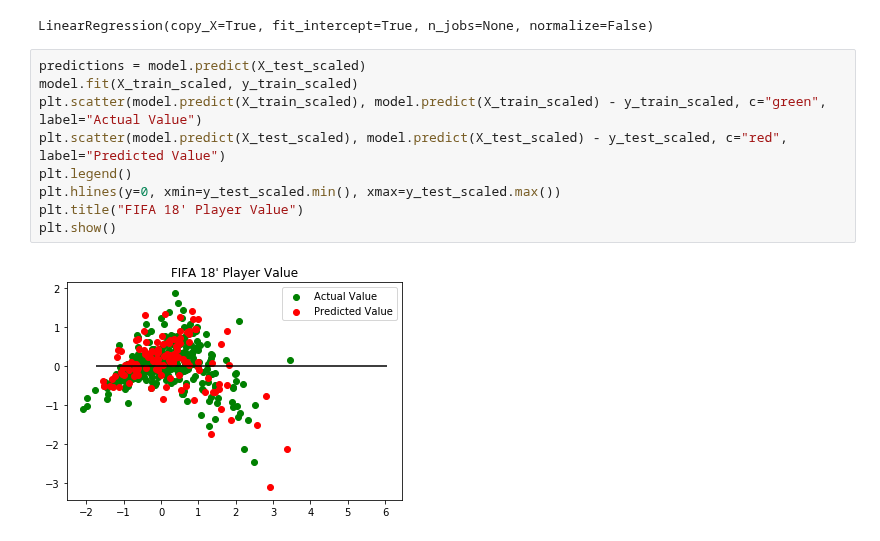
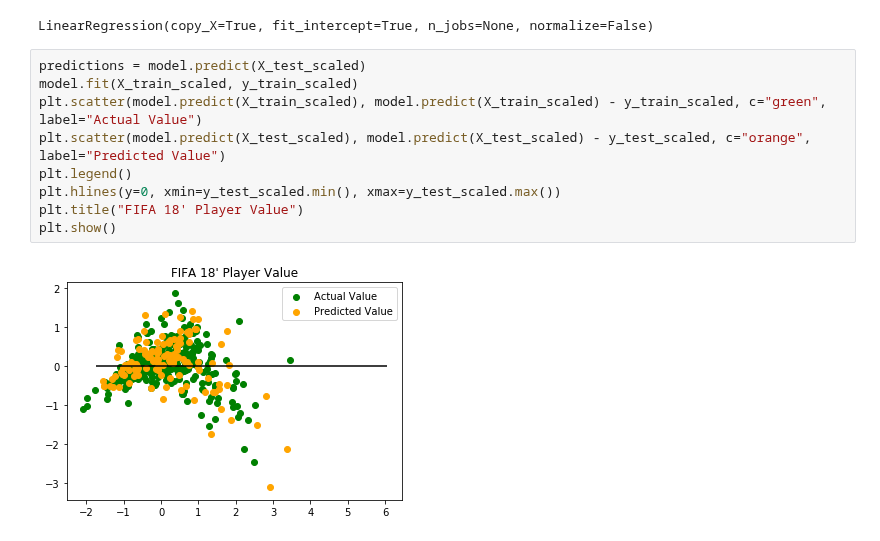
Before and after one commit to grant-pittman/ML-FIFA-Stats, a Jupyter notebook: FIFA18_Player_Value.ipynb, the cells around one changed output. Cells and saved outputs as stored; diff of their text form.

```diff
--- a/FIFA18_Player_Value.ipynb
+++ b/FIFA18_Player_Value.ipynb
@@ -125,11 +125,11 @@ LinearRegression(copy_X=True, fit_intercept=True, n_jobs=None, normalize=False)
 # %%
 predictions = model.predict(X_test_scaled)
 model.fit(X_train_scaled, y_train_scaled)
 plt.scatter(model.predict(X_train_scaled), model.predict(X_train_scaled) - y_train_scaled, c="green", label="Actual Value")
-plt.scatter(model.predict(X_test_scaled), model.predict(X_test_scaled) - y_test_scaled, c="red", label="Predicted Value")
+plt.scatter(model.predict(X_test_scaled), model.predict(X_test_scaled) - y_test_scaled, c="orange", label="Predicted Value")
 plt.legend()
 plt.hlines(y=0, xmin=y_test_scaled.min(), xmax=y_test_scaled.max())
 plt.title("FIFA 18' Player Value")
 plt.show()
 # %% [output]
-[figure, old version]
+[figure, new version]
```
Also changed, not shown: parts of 4 cells of this notebook.
